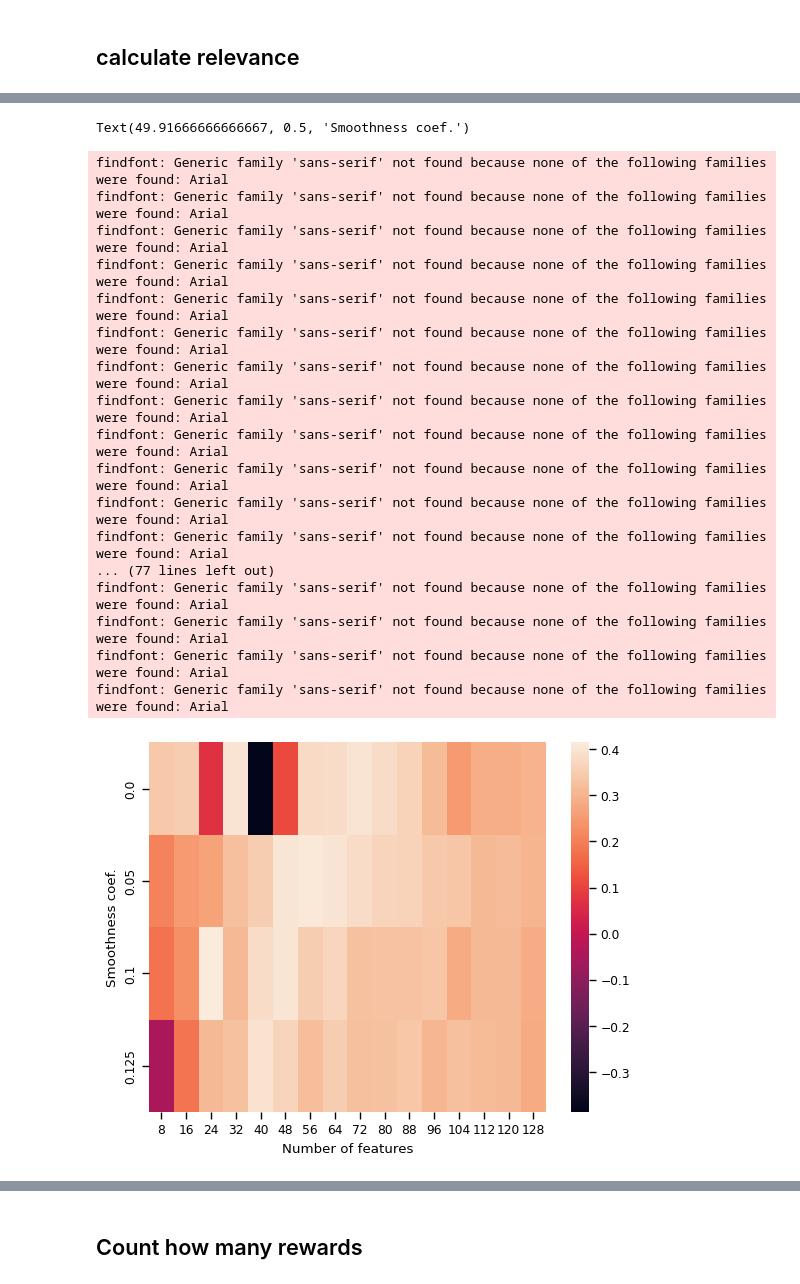
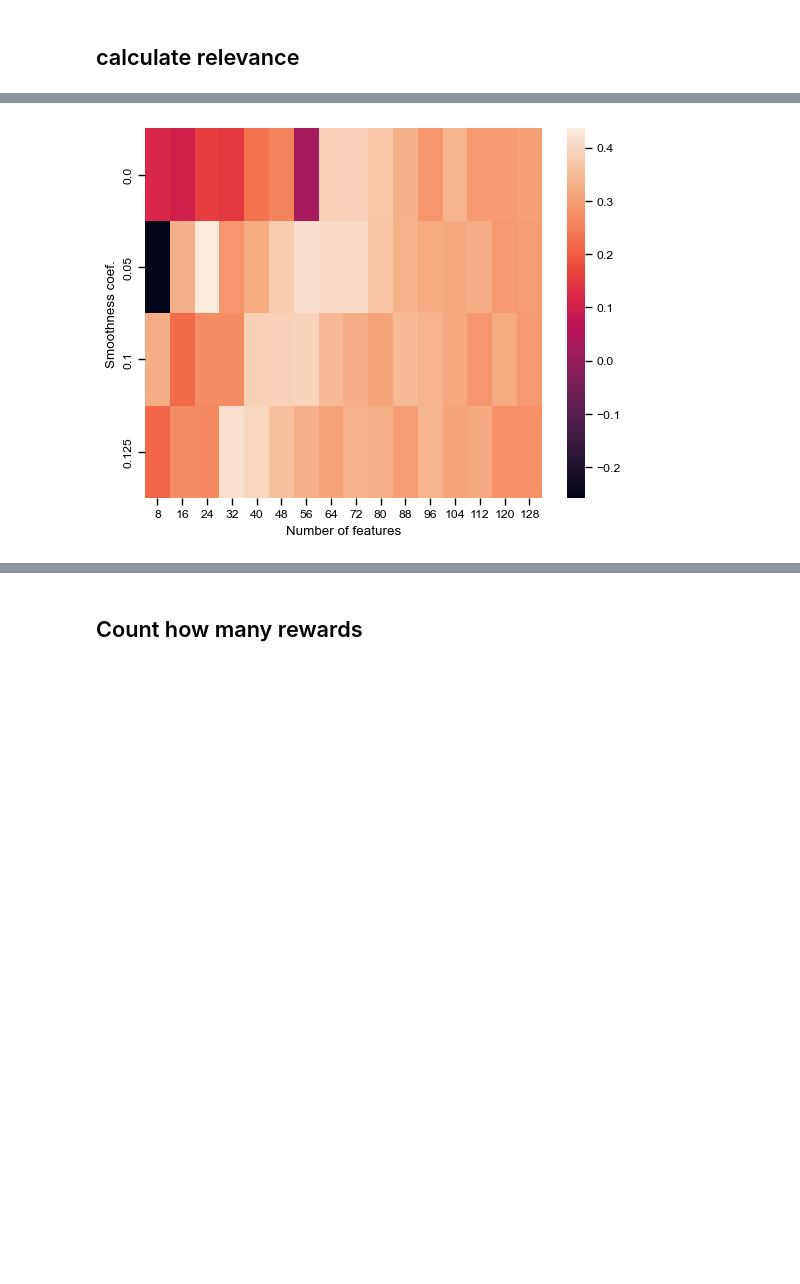
Before and after one commit to sijia66/adaptive_feature_selection, a Jupyter notebook: figure4_convex_algorithm_stationary_encoder/231019_afs_grid_random_start_smoothness_sparsity.ipynb, the cells around one changed output, grey strips where cells are left out. Saved outputs shown, nothing was run; the diff lists cells and outputs as text; code cells hidden in the pictures; blank space fills up the shorter version.

```diff
--- a/figure4_convex_algorithm_stationary_encoder/231019_afs_grid_random_start_smoothness_sparsity.ipynb
+++ b/figure4_convex_algorithm_stationary_encoder/231019_afs_grid_random_start_smoothness_sparsity.ipynb
@@ -816,11 +904,18 @@ findfont: Generic family 'sans-serif' not found because none of the following fa
 last_batch_for_r2 = 5
 R2_last = np.mean(R_2_over_batches_all_exp_gap[-last_batch_for_r2:,:],
                   axis = 0)
-R2_last = R2_last.reshape((NUM_SMOOTH, NUM_FEATURES))
 
-ax = sns.heatmap(R2_last,
-            xticklabels=num_of_features_array,
-            yticklabels= smoothness_array)
+if NUM_RANDOM_SEEDS > 1:
+    R2_last = R2_last.reshape((NUM_RANDOM_SEEDS, NUM_SMOOTH, NUM_FEATURES))
+    ax = sns.heatmap(R2_last[0, :, :],
+                xticklabels=num_of_features_array,
+                yticklabels= smoothness_array)
+else:
+    R2_last = R2_last.reshape((NUM_SMOOTH, NUM_FEATURES))
+
+    ax = sns.heatmap(R2_last,
+                xticklabels=num_of_features_array,
+                yticklabels= smoothness_array)
 ax.set_xlabel('Number of features')
 ax.set_ylabel('Smoothness coef.')
 # %% [output]
@@ -844,22 +923,4 @@ findfont: Generic family 'sans-serif' not found because none of the following fa
-Text(49.91666666666667, 0.5, 'Smoothness coef.')
-findfont: Generic family 'sans-serif' not found because none of the following families were found: Arial
-findfont: Generic family 'sans-serif' not found because none of the following families were found: Arial
-findfont: Generic family 'sans-serif' not found because none of the following families were found: Arial
-findfont: Generic family 'sans-serif' not found because none of the following families were found: Arial
-findfont: Generic family 'sans-serif' not found because none of the following families were found: Arial
-findfont: Generic family 'sans-serif' not found because none of the following families were found: Arial
-findfont: Generic family 'sans-serif' not found because none of the following families were found: Arial
-findfont: Generic family 'sans-serif' not found because none of the following families were found: Arial
-findfont: Generic family 'sans-serif' not found because none of the following families were found: Arial
-findfont: Generic family 'sans-serif' not found because none of the following families were found: Arial
-findfont: Generic family 'sans-serif' not found because none of the following families were found: Arial
-findfont: Generic family 'sans-serif' not found because none of the following families were found: Arial
-... (77 lines left out)
-findfont: Generic family 'sans-serif' not found because none of the following families were found: Arial
-findfont: Generic family 'sans-serif' not found because none of the following families were found: Arial
-findfont: Generic family 'sans-serif' not found because none of the following families were found: Arial
-findfont: Generic family 'sans-serif' not found because none of the following families were found: Arial
-[figure, old version]
+[figure, new version]
 # %%
 # calculate the variance of R_squared
 last_batch_for_r2 = 5
```
Also changed, not shown: parts of 38 cells of this notebook, 1 other file.
